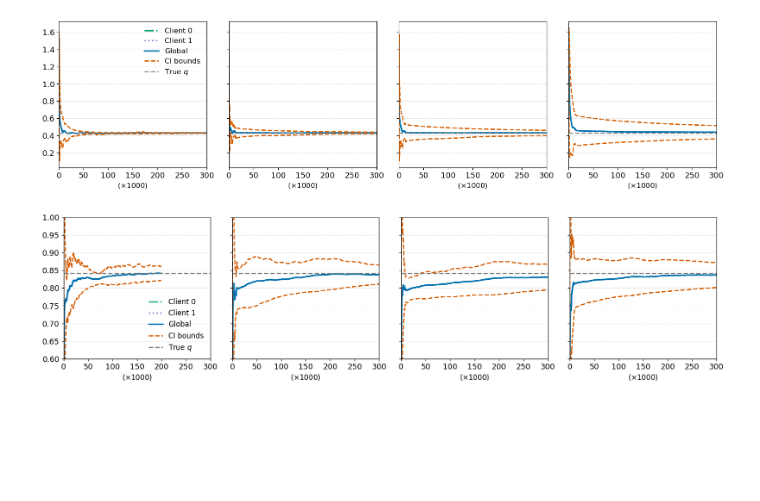
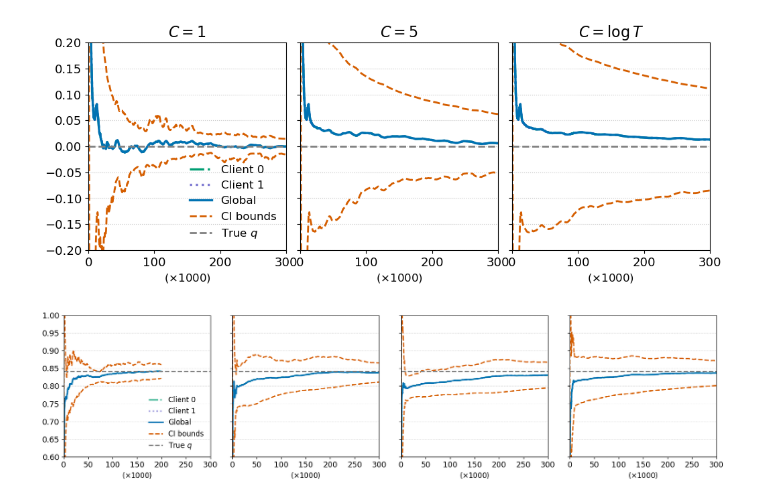
Before and after one commit to Amber-nannan/FedDPQuantile, a Jupyter notebook: plot_trace.ipynb, the cells around one changed output. Cells and saved outputs as stored; diff of their text form; code cells hidden in the pictures; blank space fills up the shorter version.

```diff
--- a/plot_trace.ipynb
+++ b/plot_trace.ipynb
@@ -112,16 +112,16 @@ def plot_panel(ax,
     if add_legend: ax.legend(frameon=False)
 # %%
 ##
-tau = 0.5
+taus = [0.25]*4 + [0.5]*2 + [0.75]*4
 gene_process = 'homo'
-r = 0.9
+r = 0.25
 rs = [r]*10
 N       = 30_000
-seed    = 1
-configs = [('cons', 1),('cons', 5), ('cons', 10), ('log', 5)]
+seed = 1 if r == 0.9 else 1
+configs = [('cons', 1),('cons', 5), ('log', 5)]
 curves_all = [
     get_curves(typ, econ, N=N, base_seed=seed,
-               n_clients=10,taus=tau, gene_process=gene_process,
+               n_clients=10,taus=taus, gene_process=gene_process,
                rs=rs)
     for typ, econ in configs
 ]
@@ -130,29 +128,31 @@ curves_all = [
 # %%
 
 # ── 绘图阶段 ────────────────────────────────────────────────
-configs = [('cons', 1),('cons', 5), ('cons', 10), ('log', 5)]
-fig, axes = plt.subplots(1, len(configs), figsize=(4*len(configs), 4),
+configs = [('cons', 1),('cons', 5),('log', 5)]
+fig, axes = plt.subplots(1, len(configs), figsize=(3.4*len(configs), 4),
                          sharey=True)
+titles = [r'$C=1$', r'$C=5$', r'$C=\log T$']   # 想写中文或别的都行
 
-for i, (ax, curves) in enumerate(zip(axes, curves_all)):
+for i, (ax, curves, t) in enumerate(zip(axes, curves_all, titles)):
     plot_panel(ax, *curves,
                add_ylabel=False,          # 关闭 y 轴标题
                add_legend=(i == 0),       # 只在第一张放图例
-               title=None,                # 关闭子图标题
-               x_max=30000)      # 固定横轴上限
+               title=t,                # 关闭子图标题
+               x_max=30000,
+              y_lims=(-0.2,0.2))      # 固定横轴上限
 
     # 去掉 x 轴标签
     ax.set_xlabel(r'$(\times 1000)$', fontsize=12)
     # ax.set_xlabel('')                     # 若不想留空白，可注释掉这行
     # 去掉 y 轴标签（已经通过 add_ylabel=False 实现）
 
 # 可选：如果想让最外层整体去掉两侧多余空白
 fig.tight_layout(pad=0.3)          # 图与图框之间留 0.3 英寸
-fig.subplots_adjust(wspace=0.15)   # ② 调整列间距；数值越小越紧
-plt.savefig(f'trace_tau_{tau}_{gene_process}_r_{r}.pdf',dpi=250)
+fig.subplots_adjust(wspace=0.07)   # ② 调整列间距；数值越小越紧
+plt.savefig(f'output/trace_{gene_process}_r_{r}.pdf',dpi=250)
 plt.show()
 # %% [output]
-[figure, old version]
+[figure, new version]
 # %%
 ##
 tau = 0.3
```
Also changed, not shown: parts of 1 cell of this notebook, 2 other files.
